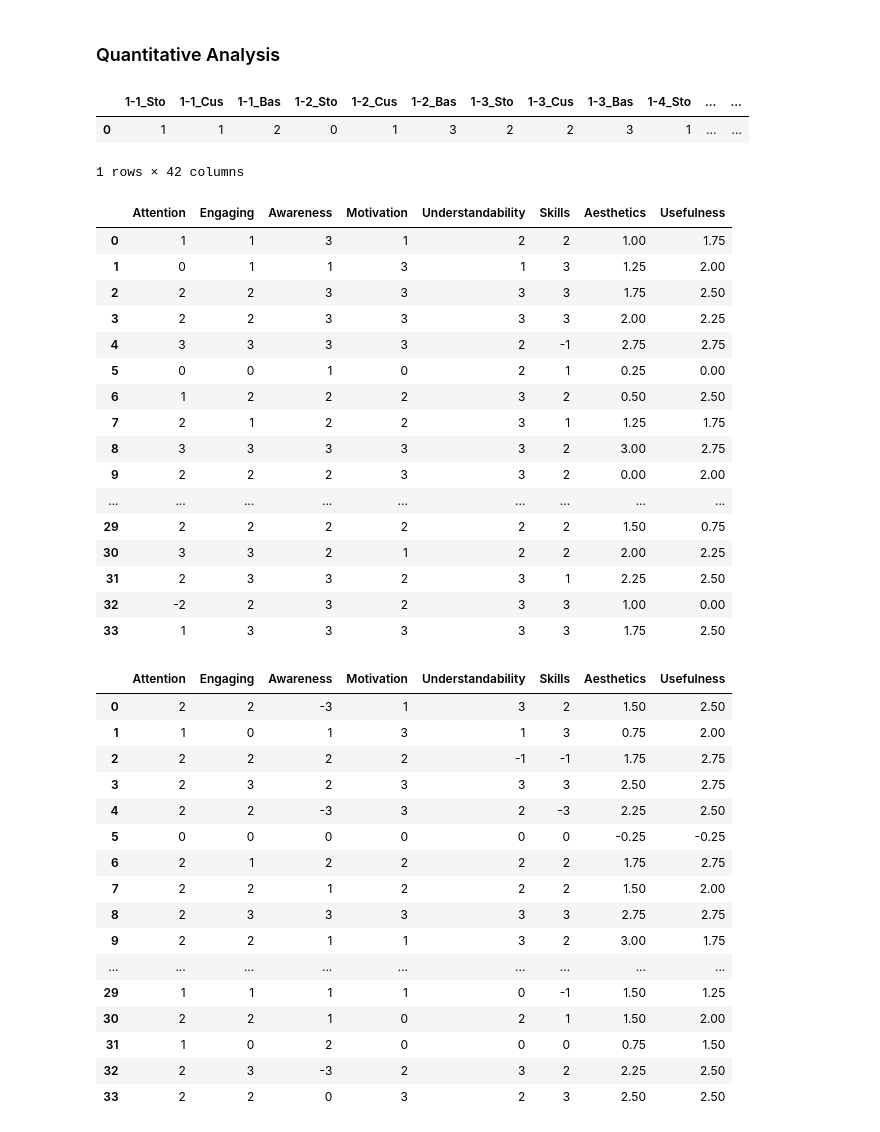
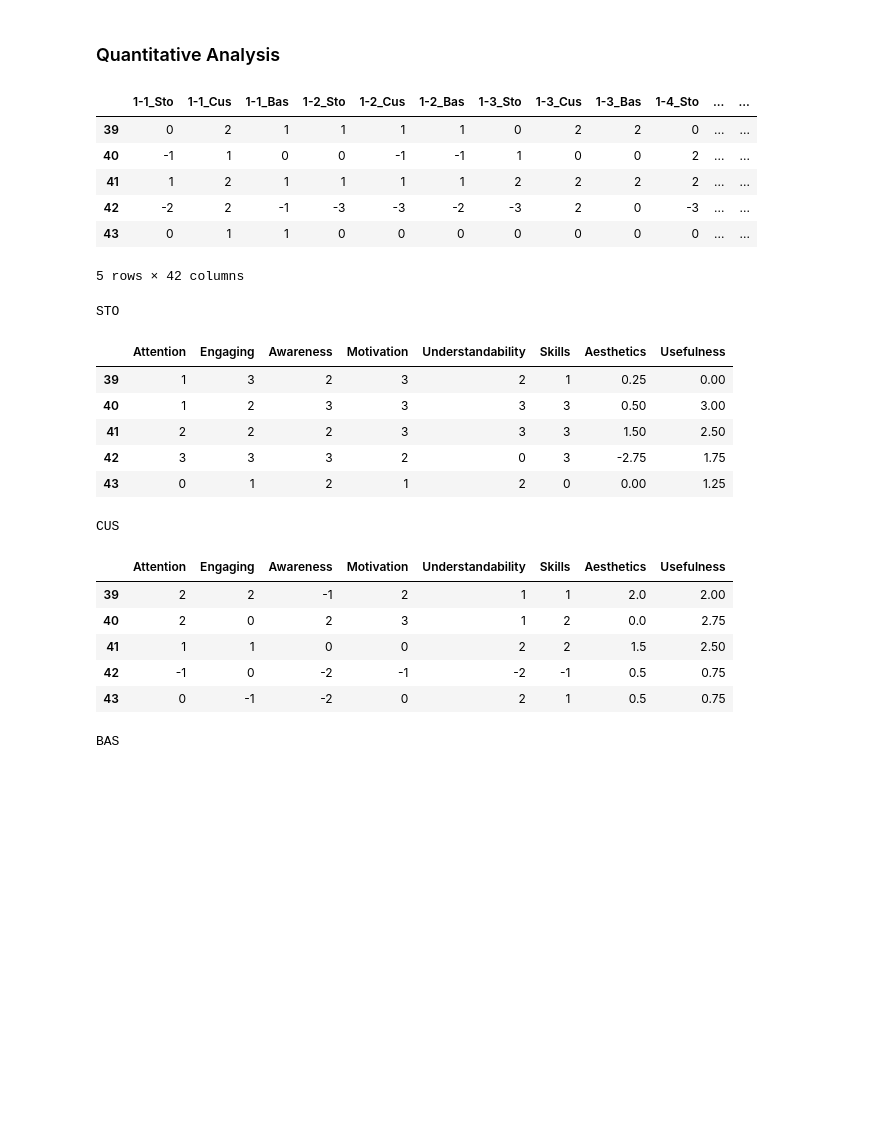
Before and after one commit to rizupaudel/designStudy, a Jupyter notebook: analysis/zall_analysis.ipynb, the cells around one changed output. Drawn from its saved outputs; the diff is of its cells as text; code cells hidden in the pictures; blank space fills up the shorter version.

```diff
--- a/analysis/zall_analysis.ipynb
+++ b/analysis/zall_analysis.ipynb
@@ -6,6 +4,6 @@ import json
 import matplotlib.pyplot as plt
 # %%
-survey_response, time_response = get_responses()
+fnames, survey_response, time_response = get_responses()
 # %% [markdown]
 # Time Analysis
 # %%
@@ -142,11 +129,15 @@ See the caveats in the documentation: https://pandas.pydata.org/pandas-docs/stab
 # %%
 csquest_quant_df = csquest_response_df[quantcolumns].astype(int)
 norm_csquest_quant_df = csquest_quant_df.sub(4)
-norm_csquest_quant_df.head(1)
+norm_csquest_quant_df.tail()
 # %% [output]
 |  | 1-1_Sto | 1-1_Cus | 1-1_Bas | 1-2_Sto | 1-2_Cus | 1-2_Bas | 1-3_Sto | 1-3_Cus | 1-3_Bas | 1-4_Sto | ... | ... |
-| 0 | 1 | 1 | 2 | 0 | 1 | 3 | 2 | 2 | 3 | 1 | ... | ... |
+| 39 | 0 | 2 | 1 | 1 | 1 | 1 | 0 | 2 | 2 | 0 | ... | ... |
+| 40 | -1 | 1 | 0 | 0 | -1 | -1 | 1 | 0 | 0 | 2 | ... | ... |
+| 41 | 1 | 2 | 1 | 1 | 1 | 1 | 2 | 2 | 2 | 2 | ... | ... |
+| 42 | -2 | 2 | -1 | -3 | -3 | -2 | -3 | 2 | 0 | -3 | ... | ... |
+| 43 | 0 | 1 | 1 | 0 | 0 | 0 | 0 | 0 | 0 | 0 | ... | ... |
-1 rows × 42 columns
+5 rows × 42 columns
 # %%
 norm_sto_df = norm_csquest_quant_df.filter(like='Sto')
 norm_cus_df = norm_csquest_quant_df.filter(like='Cus')
@@ -165,8 +156,8 @@ temp = norm_sto_df.filter(like='5-')
 new_norm_sto_df['5'] = temp.T.mean()
 new_column_names = {old_name: get_qinfo(csq_pid, old_name) for old_name in new_norm_sto_df.columns}
 new_norm_sto_df = new_norm_sto_df.rename(columns=new_column_names)
-
-display(new_norm_sto_df)
+print("STO")
+display(new_norm_sto_df.tail())
 
 
 condition = '1-|5-'
@@ -177,67 +168,48 @@ new_norm_cus_df = new_norm_cus_df.rename(columns=new_column_names)
 
 temp = norm_cus_df.filter(like='1-')
 new_norm_cus_df['1'] = temp.T.mean()
 
 temp = norm_cus_df.filter(like='5-')
 new_norm_cus_df['5'] = temp.T.mean()
 new_column_names = {old_name: get_qinfo(csq_pid, old_name) for old_name in new_norm_cus_df.columns}
 new_norm_cus_df = new_norm_cus_df.rename(columns=new_column_names)
-
-display(new_norm_cus_df)
+print("CUS")
+display(new_norm_cus_df.tail())
 
 
 condition = '1-|5-'
 new_norm_bas_df = norm_bas_df.filter(regex=f'^(?!.*{condition}).*$', axis=1)
 
 new_column_names = {old_name: old_name.split('-')[0] for old_name in new_norm_bas_df.columns}
 new_norm_bas_df = new_norm_bas_df.rename(columns=new_column_names)
 
 temp = norm_bas_df.filter(like='1-')
 new_norm_bas_df['1'] = temp.T.mean()
 
 temp = norm_bas_df.filter(like='5-')
 new_norm_bas_df['5'] = temp.T.mean()
 new_column_names = {old_name: get_qinfo(csq_pid, old_name) for old_name in new_norm_bas_df.columns}
 new_norm_bas_df = new_norm_bas_df.rename(columns=new_column_names)
-
-display(new_norm_bas_df)
+print("BAS")
+display(new_norm_bas_df.tail())
 # display(new_norm_bas_df.avg())
 
 # test = new_norm_bas_df.mean(axis=0)
 # display(test)
 # %% [output]
+STO
 |  | Attention | Engaging | Awareness | Motivation | Understandability | Skills | Aesthetics | Usefulness |
-| 0 | 1 | 1 | 3 | 1 | 2 | 2 | 1.00 | 1.75 |
-| 1 | 0 | 1 | 1 | 3 | 1 | 3 | 1.25 | 2.00 |
-| 2 | 2 | 2 | 3 | 3 | 3 | 3 | 1.75 | 2.50 |
-| 3 | 2 | 2 | 3 | 3 | 3 | 3 | 2.00 | 2.25 |
-| 4 | 3 | 3 | 3 | 3 | 2 | -1 | 2.75 | 2.75 |
-| 5 | 0 | 0 | 1 | 0 | 2 | 1 | 0.25 | 0.00 |
-| 6 | 1 | 2 | 2 | 2 | 3 | 2 | 0.50 | 2.50 |
-| 7 | 2 | 1 | 2 | 2 | 3 | 1 | 1.25 | 1.75 |
-| 8 | 3 | 3 | 3 | 3 | 3 | 2 | 3.00 | 2.75 |
-| 9 | 2 | 2 | 2 | 3 | 3 | 2 | 0.00 | 2.00 |
-| ... | ... | ... | ... | ... | ... | ... | ... | ... |
-| 29 | 2 | 2 | 2 | 2 | 2 | 2 | 1.50 | 0.75 |
-| 30 | 3 | 3 | 2 | 1 | 2 | 2 | 2.00 | 2.25 |
-| 31 | 2 | 3 | 3 | 2 | 3 | 1 | 2.25 | 2.50 |
-| 32 | -2 | 2 | 3 | 2 | 3 | 3 | 1.00 | 0.00 |
-| 33 | 1 | 3 | 3 | 3 | 3 | 3 | 1.75 | 2.50 |
+| 39 | 1 | 3 | 2 | 3 | 2 | 1 | 0.25 | 0.00 |
+| 40 | 1 | 2 | 3 | 3 | 3 | 3 | 0.50 | 3.00 |
+| 41 | 2 | 2 | 2 | 3 | 3 | 3 | 1.50 | 2.50 |
+| 42 | 3 | 3 | 3 | 2 | 0 | 3 | -2.75 | 1.75 |
+| 43 | 0 | 1 | 2 | 1 | 2 | 0 | 0.00 | 1.25 |
+CUS
 |  | Attention | Engaging | Awareness | Motivation | Understandability | Skills | Aesthetics | Usefulness |
-| 0 | 2 | 2 | -3 | 1 | 3 | 2 | 1.50 | 2.50 |
-| 1 | 1 | 0 | 1 | 3 | 1 | 3 | 0.75 | 2.00 |
-| 2 | 2 | 2 | 2 | 2 | -1 | -1 | 1.75 | 2.75 |
-| 3 | 2 | 3 | 2 | 3 | 3 | 3 | 2.50 | 2.75 |
-| 4 | 2 | 2 | -3 | 3 | 2 | -3 | 2.25 | 2.50 |
-| 5 | 0 | 0 | 0 | 0 | 0 | 0 | -0.25 | -0.25 |
-| 6 | 2 | 1 | 2 | 2 | 2 | 2 | 1.75 | 2.75 |
-| 7 | 2 | 2 | 1 | 2 | 2 | 2 | 1.50 | 2.00 |
-| 8 | 2 | 3 | 3 | 3 | 3 | 3 | 2.75 | 2.75 |
-| 9 | 2 | 2 | 1 | 1 | 3 | 2 | 3.00 | 1.75 |
-| ... | ... | ... | ... | ... | ... | ... | ... | ... |
-| 29 | 1 | 1 | 1 | 1 | 0 | -1 | 1.50 | 1.25 |
-| 30 | 2 | 2 | 1 | 0 | 2 | 1 | 1.50 | 2.00 |
-| 31 | 1 | 0 | 2 | 0 | 0 | 0 | 0.75 | 1.50 |
-| 32 | 2 | 3 | -3 | 2 | 3 | 2 | 2.25 | 2.50 |
-| 33 | 2 | 2 | 0 | 3 | 2 | 3 | 2.50 | 2.50 |
+| 39 | 2 | 2 | -1 | 2 | 1 | 1 | 2.0 | 2.00 |
+| 40 | 2 | 0 | 2 | 3 | 1 | 2 | 0.0 | 2.75 |
+| 41 | 1 | 1 | 0 | 0 | 2 | 2 | 1.5 | 2.50 |
+| 42 | -1 | 0 | -2 | -1 | -2 | -1 | 0.5 | 0.75 |
+| 43 | 0 | -1 | -2 | 0 | 2 | 1 | 0.5 | 0.75 |
+BAS
 |  | Attention | Engaging | Awareness | Motivation | Understandability | Skills | Aesthetics | Usefulness |
```
Also changed, not shown: parts of 14 cells of this notebook, 18 other files.
